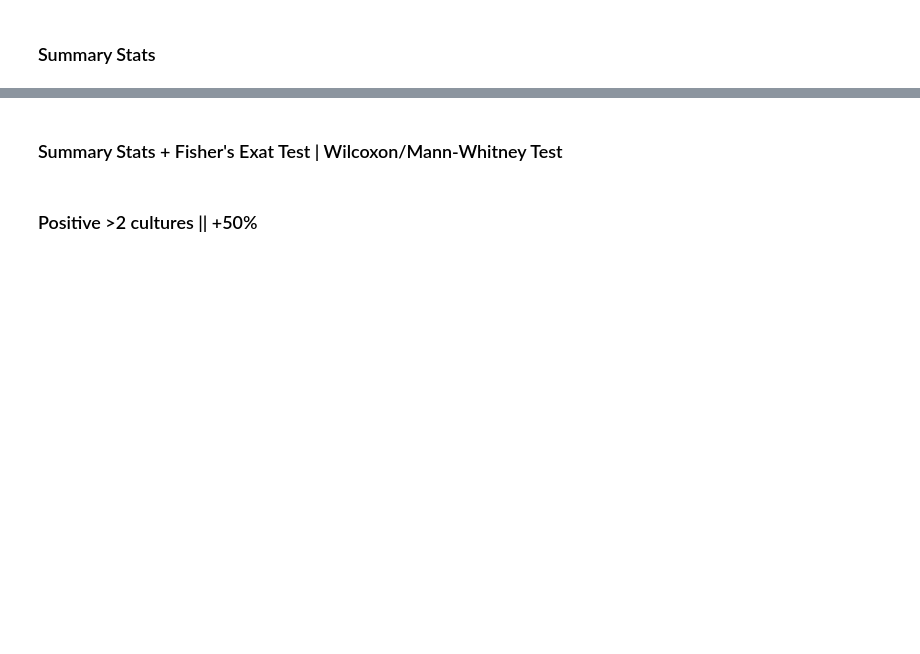
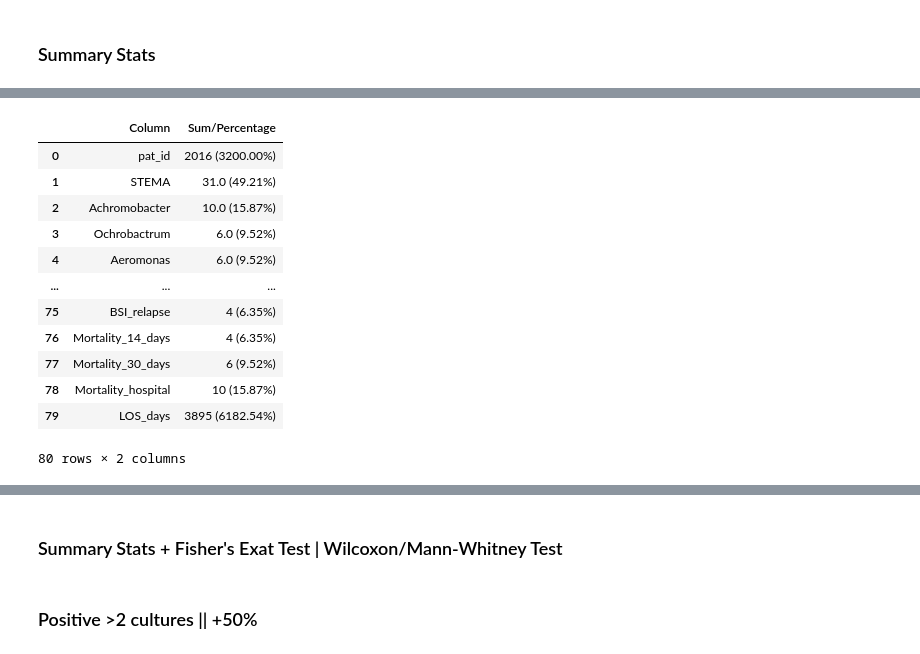
Before and after one commit to Le-bruit-de-nos-pas/gram_neg_boattini_2024, a Jupyter notebook: main.ipynb, the cells around one changed output, grey strips where cells are left out. Drawn from its saved outputs; the diff is of its cells as text; code cells hidden in the pictures; blank space fills up the shorter version.

```diff
--- a/main.ipynb
+++ b/main.ipynb
@@ -64,6 +87,27 @@ def create_summary_table(df):
     summary_table.drop(['count', 'mean', 'std', 'min', '25%', '50%', '75%', 'max'], axis=1, inplace=True)
 
     return summary_table
+# %%
+import pandas as pd
+
+def calculate_sum_and_percentage(df):
+    """ Calculate sum and percentage for each column.
+    Args:
+    df (DataFrame): The DataFrame for which to calculate the sum and percentage.
+    Returns:
+    DataFrame: A DataFrame with two columns: 'Column' for column names and 'Sum/Percentage' for their corresponding sum or percentage.
+    """
+
+    result = []
+
+    total_rows = len(df)
+
+    for column in df.columns:
+        column_sum = df[column].sum()
+        percentage = (column_sum / total_rows) * 100
+        result.append([column, f"{column_sum} ({percentage:.2f}%)"])
+
+    return pd.DataFrame(result, columns=['Column', 'Sum/Percentage'])
 # %%
 summary_table = create_summary_table(df)
 summary_table.to_csv('../data/summary_table.csv')
@@ -70,0 +129,18 @@ summary_table
+# %%
+summary_table = calculate_sum_and_percentage(df)
+summary_table.to_csv('../data/summary_table.csv')
+summary_table
+# %% [output]
+|  | Column | Sum/Percentage |
+| 0 | pat_id | 2016 (3200.00%) |
+| 1 | STEMA | 31.0 (49.21%) |
+| 2 | Achromobacter | 10.0 (15.87%) |
+| 3 | Ochrobactrum | 6.0 (9.52%) |
+| 4 | Aeromonas | 6.0 (9.52%) |
+| ... | ... | ... |
+| 75 | BSI_relapse | 4 (6.35%) |
+| 76 | Mortality_14_days | 4 (6.35%) |
+| 77 | Mortality_30_days | 6 (9.52%) |
+| 78 | Mortality_hospital | 10 (15.87%) |
+| 79 | LOS_days | 3895 (6182.54%) |
+80 rows × 2 columns
```
Also changed, not shown: parts of 18 cells of this notebook.
